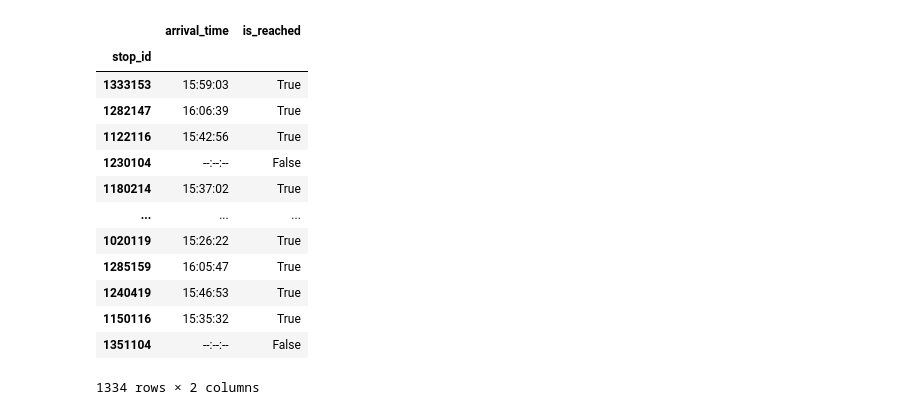
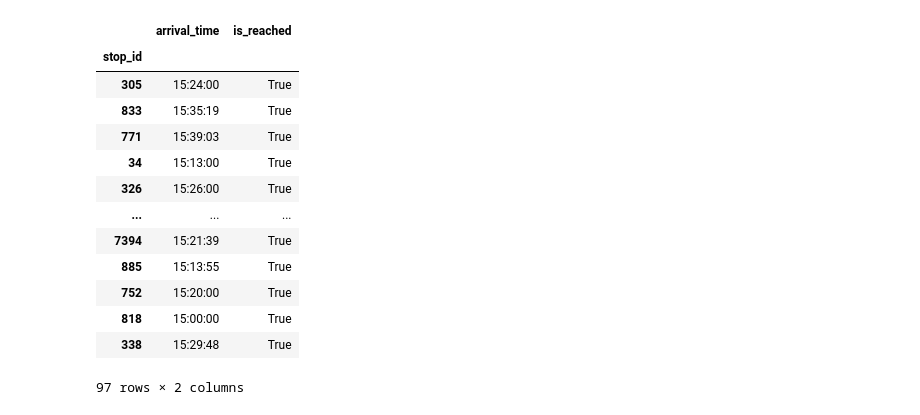
Before and after one commit to mogottsch/mcr-py, a Jupyter notebook: results.ipynb, the cells around one changed output. Drawn from its saved outputs; the diff is of its cells as text; code cells hidden in the pictures.

```diff
--- a/results.ipynb
+++ b/results.ipynb
@@ -11,21 +18,24 @@ stops_df = pd.read_csv('./data/cleaned/stops.csv')
 stops_gdf = gpd.GeoDataFrame(stops_df, geometry=gpd.points_from_xy(stops_df.stop_lon, stops_df.stop_lat))
-# %%
-earliest_arrival_times.sort_values(by=['arrival_time'])
-earliest_arrival_times = earliest_arrival_times.set_index('stop_id')
-earliest_arrival_times["is_reached"] = earliest_arrival_times["arrival_time"] != "--:--:--"
-earliest_arrival_times
-# %% [output]
-|  | arrival_time | is_reached |
-| stop_id |  |  |
-| 1333153 | 15:59:03 | True |
-| 1282147 | 16:06:39 | True |
-| 1122116 | 15:42:56 | True |
-| 1230104 | --:--:-- | False |
-| 1180214 | 15:37:02 | True |
-| ... | ... | ... |
-| 1020119 | 15:26:22 | True |
-| 1285159 | 16:05:47 | True |
-| 1240419 | 15:46:53 | True |
-| 1150116 | 15:35:32 | True |
-| 1351104 | --:--:-- | False |
-1334 rows × 2 columns
+# %%
+# earliest_arrival_times = pd.read_csv('./data/raptor_results/arrival_times.csv')
+earliest_arrival_times = storage.read_df('/home/moritz/dev/uni/mcr-py/src/testdata/output/arrival_times.csv')
+earliest_arrival_times.sort_values(by=['arrival_time'])
+earliest_arrival_times["stop_id"] = earliest_arrival_times["stop_id"].astype(str)
+earliest_arrival_times = earliest_arrival_times.set_index('stop_id')
+earliest_arrival_times["is_reached"] = earliest_arrival_times["arrival_time"] != "--:--:--"
+earliest_arrival_times
+# %% [output]
+|  | arrival_time | is_reached |
+| stop_id |  |  |
+| 305 | 15:24:00 | True |
+| 833 | 15:35:19 | True |
+| 771 | 15:39:03 | True |
+| 34 | 15:13:00 | True |
+| 326 | 15:26:00 | True |
+| ... | ... | ... |
+| 7394 | 15:21:39 | True |
+| 885 | 15:13:55 | True |
+| 752 | 15:20:00 | True |
+| 818 | 15:00:00 | True |
+| 338 | 15:29:48 | True |
+97 rows × 2 columns
```
Also changed, not shown: parts of 8 cells of this notebook, 2 other files.
